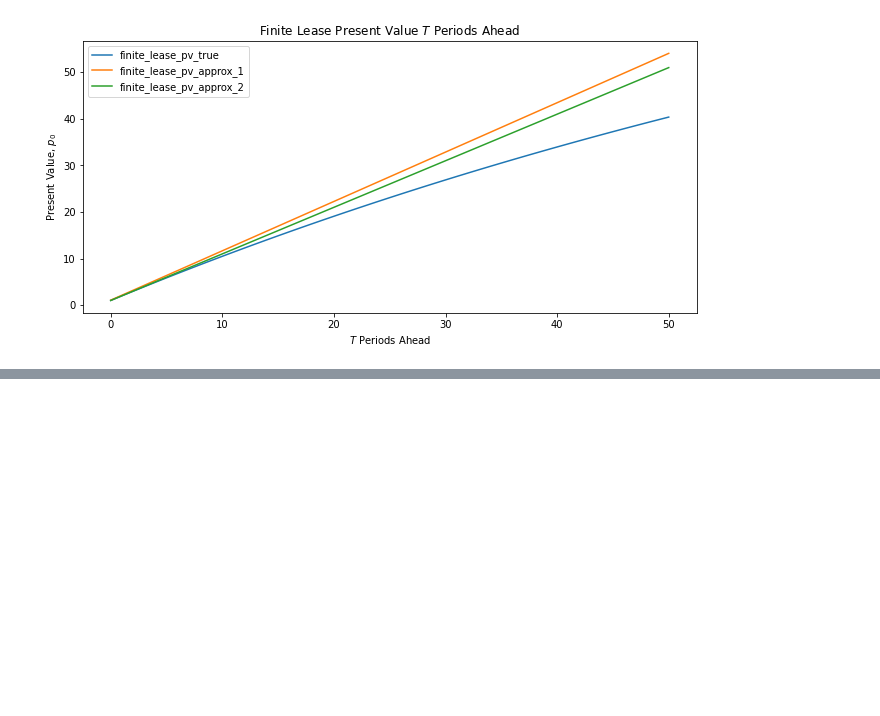
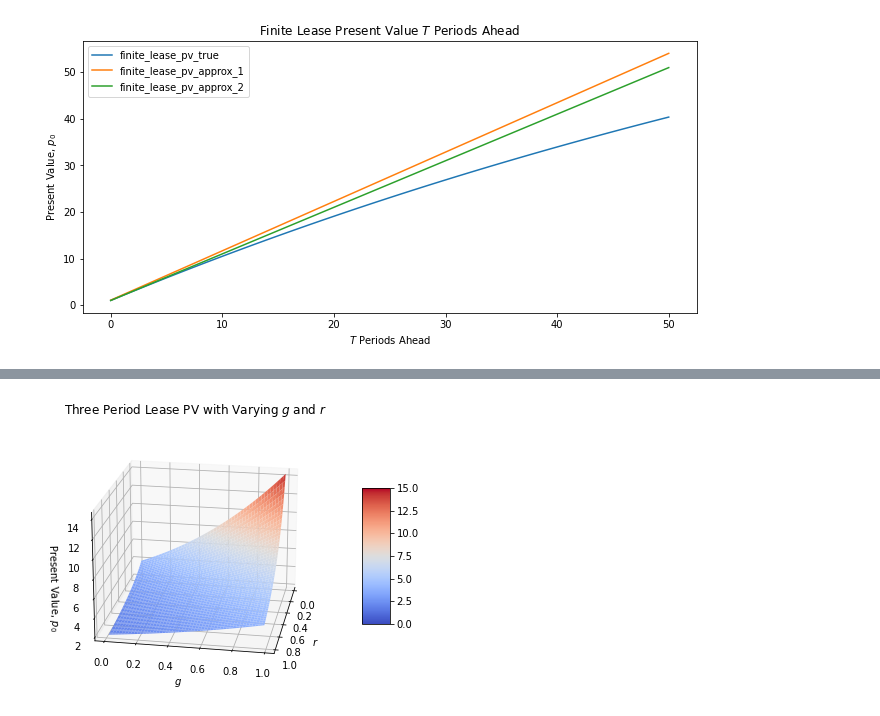
Before and after one commit to yu-ichiro/yasuda-seminar-2021, a Jupyter notebook: quantitative_economics_with_python/1_geometric_series_for_elementary_economics.ipynb, the cells around one changed output, grey strips where cells are left out. Drawn from its saved outputs; the diff is of its cells as text; code cells hidden in the pictures; blank space fills up the shorter version.

```diff
--- a/quantitative_economics_with_python/1_geometric_series_for_elementary_economics.ipynb
+++ b/quantitative_economics_with_python/1_geometric_series_for_elementary_economics.ipynb
@@ -57,0 +763,25 @@ plt.show()
+# %%
+# Second view
+fig = plt.figure()
+T = 3
+ax = fig.gca(projection='3d')
+r = np.arange(0.01, 0.99, 0.005)
+g = np.arange(0.011, 0.991, 0.005)
+
+rr, gg = np.meshgrid(r, g)
+z = finite_lease_pv_true(T, gg, rr, x_0)
+
+# Removes points where undefined
+same = (rr == gg)
+z[same] = np.nan
+surf = ax.plot_surface(rr, gg, z, cmap=cm.coolwarm,
+    antialiased=True, clim=(0, 15))
+fig.colorbar(surf, shrink=0.5, aspect=5)
+ax.set_xlabel('$r$')
+ax.set_ylabel('$g$')
+ax.set_zlabel('Present Value, $p_0$')
+ax.view_init(20, 10)
+ax.set_title('Three Period Lease PV with Varying $g$ and $r$')
+plt.show()
+# %% [output]
+[figure, added]
```
Also changed, not shown: parts of 35 cells of this notebook.
